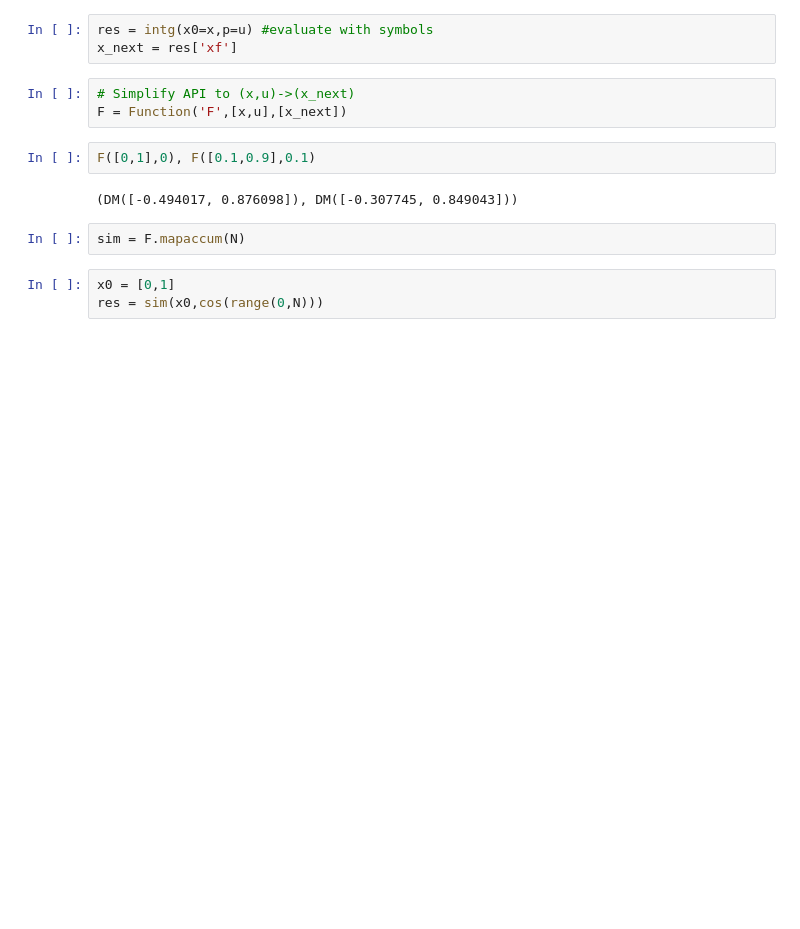
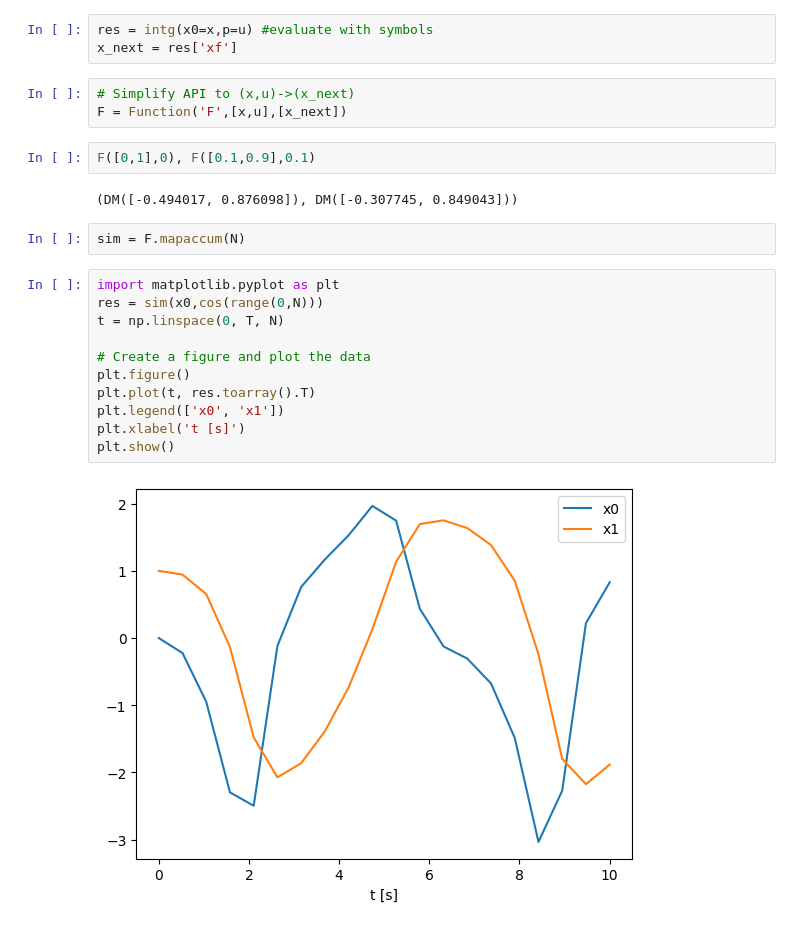
Before and after one commit to edxmorgan/nmpc_casadi, a Jupyter notebook: Nonlinear MPC tutorial.ipynb, the cells around one changed output. Cells and saved outputs as stored; diff of their text form; blank space fills up the shorter version.

Commit message:
integration graph added

```diff
--- a/Nonlinear MPC tutorial.ipynb
+++ b/Nonlinear MPC tutorial.ipynb
@@ -35,6 +35,16 @@ F([0,1],0), F([0.1,0.9],0.1)
 (DM([-0.494017, 0.876098]), DM([-0.307745, 0.849043]))
 # %%
 sim = F.mapaccum(N)
-# %%
-x0 = [0,1]
-res = sim(x0,cos(range(0,N)))
+# %%
+import matplotlib.pyplot as plt
+res = sim(x0,cos(range(0,N)))
+t = np.linspace(0, T, N)
+
+# Create a figure and plot the data
+plt.figure()
+plt.plot(t, res.toarray().T)
+plt.legend(['x0', 'x1'])
+plt.xlabel('t [s]')
+plt.show()
+# %% [output]
+[figure, added]
```
